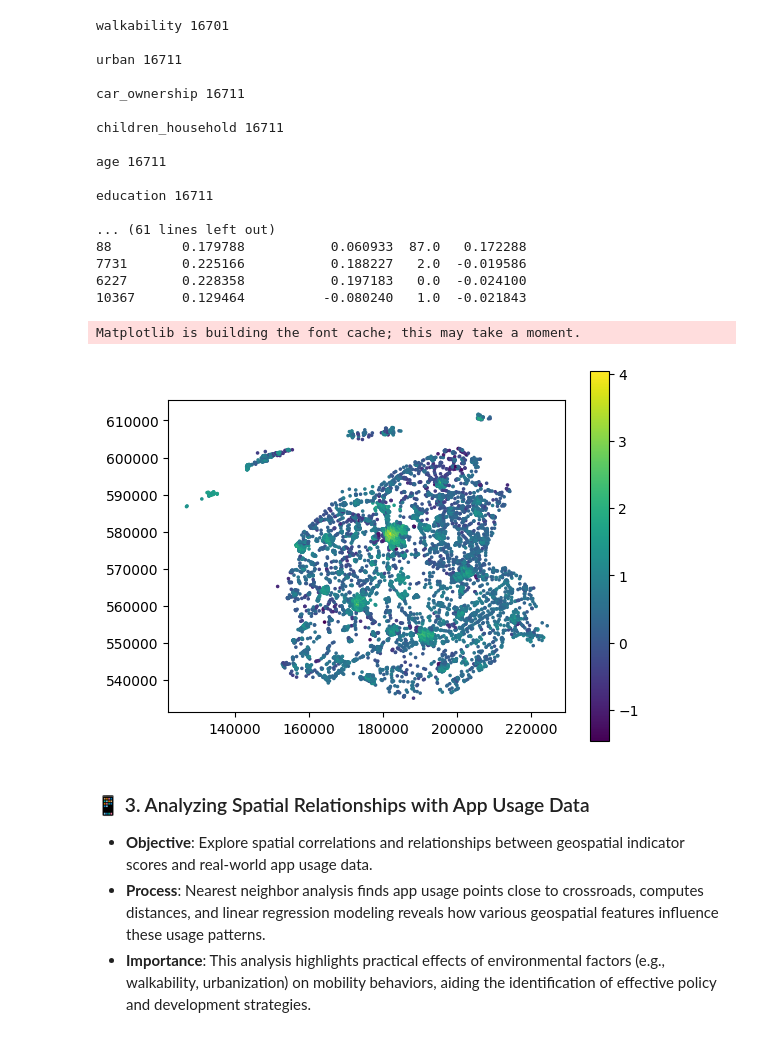
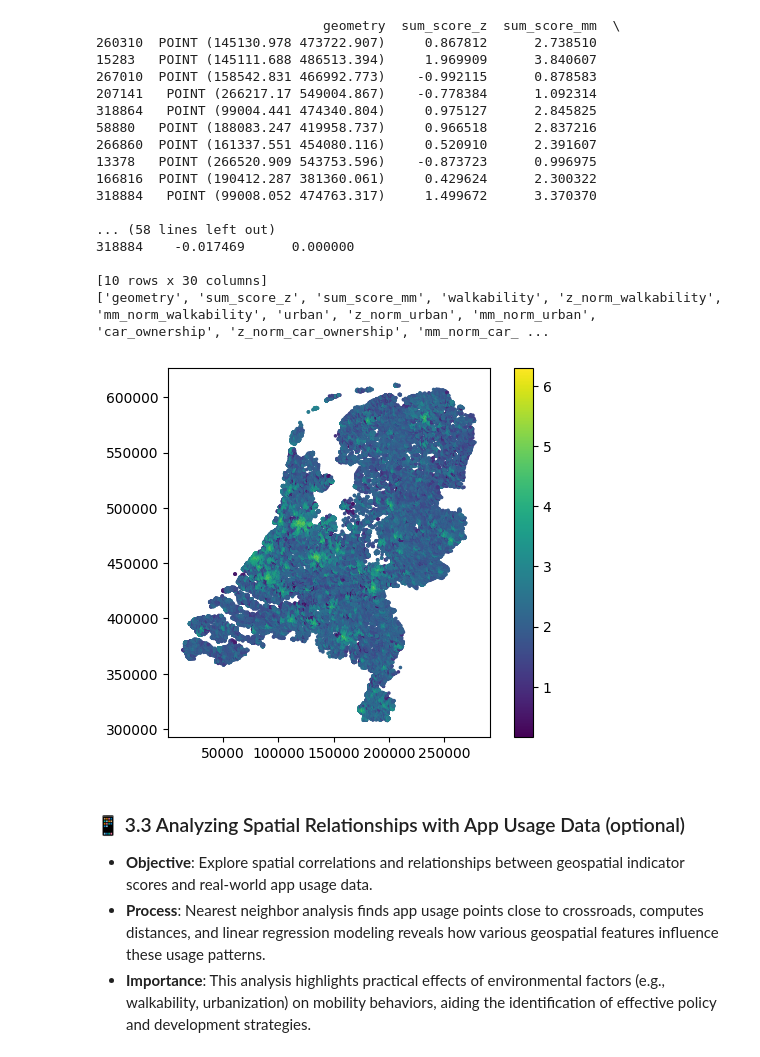
Before and after one commit to GidoStoop/Shared-Mobility-Location-Suitability-Model, a Jupyter notebook: 3. MCA.ipynb, the cells around one changed output. Saved outputs shown, nothing was run; the diff lists cells and outputs as text; code cells hidden in the pictures.

```diff
--- a/3. MCA.ipynb
+++ b/3. MCA.ipynb
@@ -52,7 +56,7 @@ def create_mask(clipping_level, clipping_name):
         clip_gdf = pd.DataFrame({'A' : []})
     return clip_gdf
 
-area_name = "Friesland"
+area_name = "NL"
 coord_system = 28992 # Needs to be a system that has meters
 
 input_files = {
@@ -70,60 +74,86 @@ input_files = {
 input_file_crossroads = rf"output/crossroads/crossroads_{area_name}_{coord_system}.gpkg"
 input_file_clipping = "sources/wijkenbuurten_2024_v1.gpkg"
 output_file = rf"output/final_scores/final_scores_{area_name}_{coord_system}.gpkg"
 
 crossroads_gdf = gpd.read_file(input_file_crossroads)
 
-clipping_level = None #Municipality (gemeenten), Quarter (wijken) or None for no clipping
+# Clip to a specific area of interest for the analysis
+# Municipality (gemeenten), Quarter (wijken) or None for no clipping
+clipping_level = None
 clipping_name = "Amersfoort"
 
+# If clipping_level = None: clip_gdf will have no influence
 clip_gdf = create_mask(clipping_level, clipping_name)
 
 final_scores_gdf = crossroads_gdf.copy()
+
+# Clip the GeoDataFrame to clipping area
 if clip_gdf.empty == False:
     final_scores_gdf = gpd.clip(final_scores_gdf, clip_gdf)
-final_scores_gdf['sum_score'] = 0
 
+# Initiate column for use in loop
+final_scores_gdf['sum_score_z'] = 0
+final_scores_gdf['sum_score_mm'] = 0
+
+# Normalize and sum up all scores
 for column_name, dataframe in input_files.items():
     indicator_gdf = gpd.read_file(dataframe)
-    indicator_gdf[f'norm_{column_name}'] = (indicator_gdf[column_name] - indicator_gdf[column_name].mean()) / (indicator_gdf[column_name].max() - indicator_gdf[column_name].min())
+
+    # Z-score normalization, this is used for the linear regresion analysis, as this normalization is more suitable for statistics
+    indicator_gdf[f'z_norm_{column_name}'] = (indicator_gdf[column_name] - indicator_gdf[column_name].mean()) / (indicator_gdf[column_name].max() - indicator_gdf[column_name].min())
+
+    # Minmax-score normalization, this is used for the final score, as this normalization is more suitable for communication and visualization
+    indicator_gdf[f'mm_norm_{column_name}'] = (indicator_gdf[column_name] - indicator_gdf[column_name].min()) / (indicator_gdf[column_name].max() - indicator_gdf[column_name].min())
+
+    # High car ownership should yeild a lower score, so the score is inverted
     if column_name == 'car_ownership':
-        indicator_gdf['norm_car_ownership'] = 1 - indicator_gdf['norm_car_ownership']
+        indicator_gdf['z_norm_car_ownership'] = 1 - indicator_gdf['z_norm_car_ownership']
+        indicator_gdf['mm_norm_car_ownership'] = 1 - indicator_gdf['mm_norm_car_ownership']
+
+    # Join indicator scores to the crossroads GeoDataFrame
     final_scores_gdf = gpd.sjoin(final_scores_gdf, indicator_gdf, how='left')
+
+    # Drop redundant columns
     final_scores_gdf = final_scores_gdf.drop(columns=['index_right'])
-    final_scores_gdf['sum_score'] = final_scores_gdf['sum_score'] + final_scores_gdf[f'norm_{column_name}']
-    # Should be the same length
-    print(column_name, len(indicator_gdf), '\n')
 
+    # Add to sum score through loop for z-normalization (unweighted score)
+    final_scores_gdf['sum_score_z'] = final_scores_gdf['sum_score_z'] + final_scores_gdf[f'z_norm_{column_name}']
+
+    # Add to sum score through loop for minmax-normalization (unweighted score)
+    final_scores_gdf['sum_score_mm'] = final_scores_gdf['sum_score_mm'] + final_scores_gdf[f'mm_norm_{column_name}']
+
+# Drop empty rows
 final_scores_gdf = final_scores_gdf.dropna()
+
 print(final_scores_gdf.sample(10))
-final_scores_gdf.plot(column='sum_score', markersize=2.5, legend=True)
+final_scores_gdf.plot(column='sum_score_mm', markersize=2.5, legend=True)
 
+# Save output
 if os.path.exists(output_file):
     os.remove(output_file)
 
 final_scores_gdf.to_file(output_file, layer="final_scores", driver="GPKG", mode="a")
 # %% [output]
-walkability 16701
+                             geometry  sum_score_z  sum_score_mm  \
+260310  POINT (145130.978 473722.907)     0.867812      2.738510
+15283   POINT (145111.688 486513.394)     1.969909      3.840607
+267010  POINT (158542.831 466992.773)    -0.992115      0.878583
+207141   POINT (266217.17 549004.867)    -0.778384      1.092314
+318864   POINT (99004.441 474340.804)     0.975127      2.845825
+58880   POINT (188083.247 419958.737)     0.966518      2.837216
+266860  POINT (161337.551 454080.116)     0.520910      2.391607
+13378   POINT (266520.909 543753.596)    -0.873723      0.996975
+166816  POINT (190412.287 381360.061)     0.429624      2.300322
+318884   POINT (99008.052 474763.317)     1.499672      3.370370
 
-urban 16711
+... (58 lines left out)
+318884    -0.017469      0.000000
 
-car_ownership 16711
-
-children_household 16711
-
-age 16711
-
-education 16711
-
-... (61 lines left out)
-88         0.179788           0.060933  87.0   0.172288
-7731       0.225166           0.188227   2.0  -0.019586
-6227       0.228358           0.197183   0.0  -0.024100
-10367      0.129464          -0.080240   1.0  -0.021843
+[10 rows x 30 columns]
+['geometry', 'sum_score_z', 'sum_score_mm', 'walkability', 'z_norm_walkability', 'mm_norm_walkability', 'urban', 'z_norm_urban', 'mm_norm_urban', 'car_ownership', 'z_norm_car_ownership', 'mm_norm_car_ ...
-Matplotlib is building the font cache; this may take a moment.
-[figure, old version]
+[figure, new version]
 # %% [markdown]
-### 📱 3. Analyzing Spatial Relationships with App Usage Data
+### 📱 3.3 Analyzing Spatial Relationships with App Usage Data (optional)
 - **Objective**: Explore spatial correlations and relationships between geospatial indicator scores and real-world app usage data.
 - **Process**: Nearest neighbor analysis finds app usage points close to crossroads, computes distances, and linear regression modeling reveals how various geospatial features influence these usage patterns.
 - **Importance**: This analysis highlights practical effects of environmental factors (e.g., walkability, urbanization) on mobility behaviors, aiding the identification of effective policy and development strategies.
```
Also changed, not shown: parts of 12 cells of this notebook, 4 other files.
